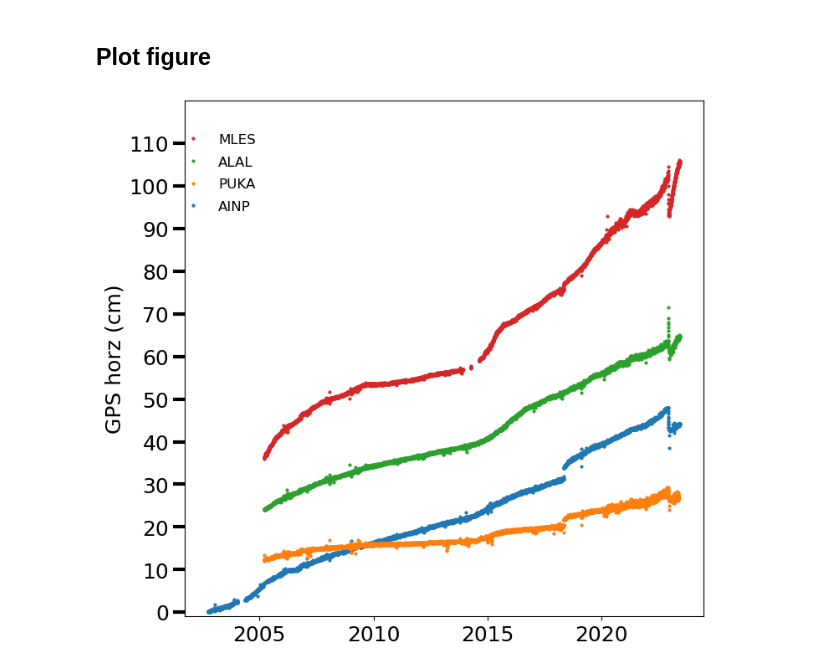
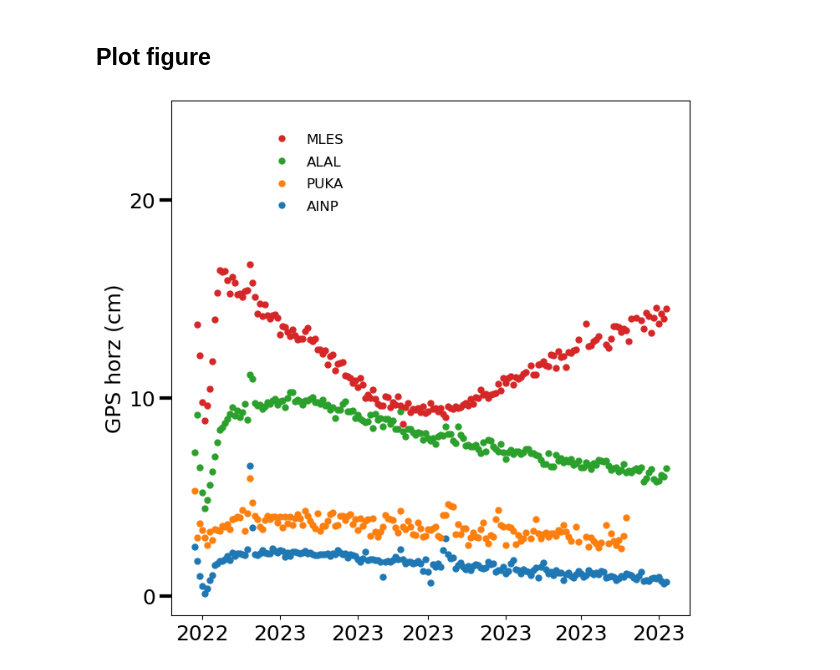
Before and after one commit to falkamelung/MLtry, a Jupyter notebook: IUGG_GPS_timeseries.ipynb, the cells around one changed output. Saved outputs shown, nothing was run; the diff lists cells and outputs as text; code cells hidden in the pictures.

```diff
--- a/IUGG_GPS_timeseries.ipynb
+++ b/IUGG_GPS_timeseries.ipynb
@@ -72,21 +72,18 @@ ff=18;ffti=18;
 axes.tick_params(labelsize=ff);
 axes.tick_params(axis='y',length=10, width=3);
 axes.tick_params(which='minor',length=0, width=0);
-axes.set_yticks([0,10,20]);axes.set_yticks([0,10,20,30,40,50,60,70,80,90,100,110]);
+axes.set_yticks([0,10,20]);axes.set_yticks([0,10,20,30,40]);
 
 #############################################################
 #############################################################
 #############################################################
-x=[datetime.date(2002, 1, 21), datetime.date(2023, 6, 30)];  horz_max=120; up_max=31; h_step=12
-# x=[datetime.date(2022, 12, 6), datetime.date(2023, 6, 30)]; horz_max=25; up_max=31; h_step = 3
-# x=[datetime.date(2022, 11, 27), datetime.date(2023, 6, 30)]; horz_max=25; up_max=31; h_step = 3
-# #x=[datetime.date(2018, 9, 1), datetime.date(2022, 11, 26)]; horz_max=31; up_max=31; h_step = 3
-# #x=[datetime.date(2022, 11, 25), datetime.date(2022, 12, 10)]; horz_max=200; up_max=31; h_step = 20
-
+x=[datetime.date(2001, 1, 21), datetime.date(2023, 6, 30)];  horz_max=100; up_max=31
+#x=[datetime.date(2022, 12, 6), datetime.date(2023, 6, 30)]; horz_max=25; up_max=31
+x=[datetime.date(2022, 11, 27), datetime.date(2023, 6, 30)]; horz_max=25; up_max=31
+#x=[datetime.date(2018, 9, 1), datetime.date(2022, 11, 26)]; horz_max=31; up_max=31
 
 # Stations with missing 2023 data: MLSP, PAT3 in east, STEP, MOKP in west
 site_list=['AINP','PUKA','ALAL','MLES']; # Eastern Flank
-# site_list=['YEEP','BLBP','STEP','SLPC','TOUO','ALEP','PHAN','MOKP']; # Western Flank
 # site_list=['SLPC','TOUO','ALEP','PHAN','MOKP']; # Western Flank
 
 what_to_plot = 'up'
@@ -102,39 +99,38 @@ if what_to_plot is 'horz':
 
 duration = relativedelta(x[1], x[0])
 duration_years = duration.years + duration.months / 12 + duration.days / 365
-
-marker_size= 2.0
 if duration_years > 2:
+    marker_size= 2.0
+    # fmt_years = mdates.DateFormatter('%Y')
+    # xlim = [ datetime.date(x[0].year + 1, 1, 1) , datetime.date(x[1].year , 1, 1) ]
     axes.xaxis.set_major_locator(mdates.YearLocator(base=1))
-    if duration_years > 5:
-        axes.xaxis.set_major_locator(mdates.YearLocator(base=5))
 else:
     marker_size= 5.0
     loc_years = mdates.YearLocator(1)   # every year
     loc_month = mdates.MonthLocator(interval=1)  # every second month
     fmt_years = mdates.DateFormatter('%b-%y')
-    # axes.xaxis.set_major_locator(loc_month)
-    axes.xaxis.set_major_locator(mdates.MonthLocator(interval=3))
-    axes.xaxis.set_major_formatter(fmt_years)
+    axes.xaxis.set_major_locator(loc_month)
+
+# axes.xaxis.set_major_formatter(fmt_years)
 
 
     #plot GPS timeseries
 #############################################################
 #############################################################
 time1=x[0];time2=x[1];h=0; u=0
 for site in site_list:
     gps_data=read_data(site,time1,time2);
     gps_data['up']=(gps_data['up']-gps_data['up'].iloc[0:10].mean())*100+u; u=u+4;
     gps_data['north']=(gps_data['north']-gps_data['north'].iloc[0:10].mean())*100 #+t;t=t+15;
     gps_data['east']=(gps_data['east']-gps_data['east'].iloc[0:10].mean())*100 #+t; #t=t+15;
-    gps_data['horz']=(gps_data['east']*gps_data['east']+gps_data['north']*gps_data['north'])**(0.5)+h; h=h+h_step;
+    gps_data['horz']=(gps_data['east']*gps_data['east']+gps_data['north']*gps_data['north'])**(0.5)+h; h=h+2;
     axes.plot_date(gps_data['date'],gps_data[what_to_plot],marker='o',markersize=marker_size,label=site);
 axes.set_ylabel('GPS ' + what_to_plot + ' (cm)',fontsize=ffti);
 
 plt.ylim(ylim)
 # plt.xlim(xlim)
 lgnd=axes.legend(labelspacing=-2.5,fontsize=12,bbox_to_anchor=(0.25, 0.75), bbox_transform=plt.gcf().transFigure,frameon=False)
 #save plot
 #plt.savefig('Fig.1c-f_displacement_over_SeismicityRates.pdf',dpi=300,bbox_inches='tight',transparent=True)
 # %% [output]
-[figure, old version]
+[figure, new version]
```
Also changed, not shown: parts of 2 cells of this notebook, 33 other files.
